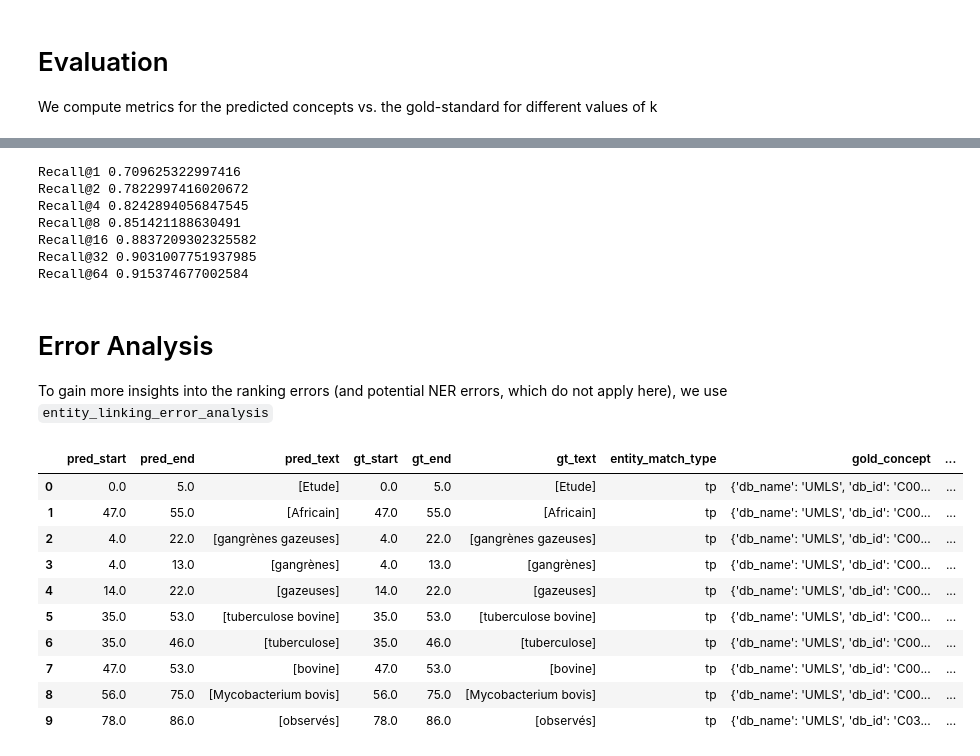
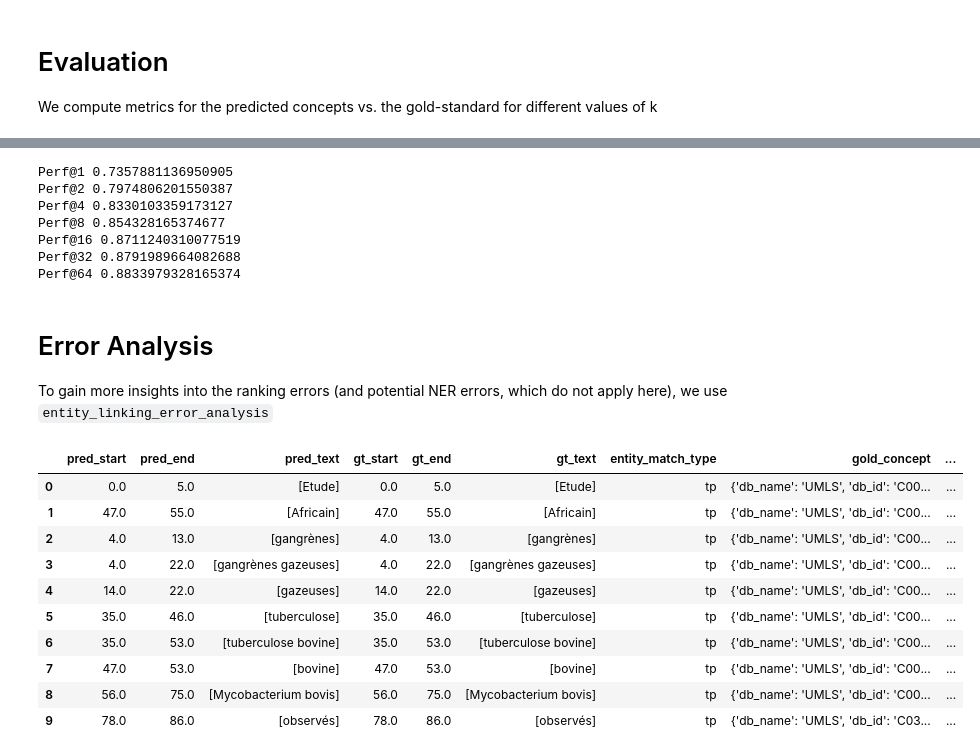
Before and after one commit to hpi-dhc/xmen, a Jupyter notebook: notebooks/00_Getting_Started.ipynb, the cells around one changed output, grey strips where cells are left out. Drawn from its saved outputs; the diff is of its cells as text; code cells hidden in the pictures.

```diff
--- a/notebooks/00_Getting_Started.ipynb
+++ b/notebooks/00_Getting_Started.ipynb
@@ -41,6 +42,5 @@ We use the pre-computed FAISS index to retrieve the most similar concepts in the
 # %%
-# Generate candidates with cross-lingual SapBERT
-from xmen.linkers import *
-
-linker = SapBERTLinker(index_base_path=base_path / "index" / "sapbert", k=1000)
+# Generate candidates with Ensemble of TF-IDF + SapBERT
+from xmen.linkers import default_ensemble
+linker = default_ensemble(base_path / "index")
 # %% [output]
@@ -52,6 +52,6 @@ linker = SapBERTLinker(index_base_path=base_path / "index" / "sapbert", k=1000)
                              size 6910830
 # %%
-candidates = linker.predict_batch(dataset, batch_size=128)
+candidates = linker.predict_batch(dataset, top_k=64)
 # %%
 from xmen.evaluation import *
 
@@ -70,0 +73,4 @@ evaluate(dataset['test'], candidates['test'], top_k_predictions=1)
+# %%
+from xmen.data import SemanticGroupFilter
+
+candidates = SemanticGroupFilter(kb).transform_batch(candidates)
@@ -142,33 +171,32 @@ evaluate(dataset['test'], prediction, top_k_predictions=1)
   'n_docs_gold': 833,
   'n_annos_gold': 3097}}
 # %%
-for i in [1,2,4,8,16,32,64]:
-    print(f'Recall@{i}', evaluate(dataset['test'], prediction, top_k_predictions=i)['strict']['recall'])
+_ = evaluate_at_k(dataset['test'], prediction)
 # %% [output]
-Recall@1 0.709625322997416
-Recall@2 0.7822997416020672
-Recall@4 0.8242894056847545
-Recall@8 0.851421188630491
-Recall@16 0.8837209302325582
-Recall@32 0.9031007751937985
-Recall@64 0.915374677002584
+Perf@1 0.7357881136950905
+Perf@2 0.7974806201550387
+Perf@4 0.8330103359173127
+Perf@8 0.854328165374677
+Perf@16 0.8711240310077519
+Perf@32 0.8791989664082688
+Perf@64 0.8833979328165374
 # %% [markdown]
 # Error Analysis
 
 To gain more insights into the ranking errors (and potential NER errors, which do not apply here), we use `entity_linking_error_analysis`
 # %%
 # Before re-ranking
-error_analysis = entity_linking_error_analysis(dataset['test'], candidates_64['test'])
+error_analysis = entity_linking_error_analysis(dataset['test'], candidates['test'])
 error_analysis.head(10)
 # %% [output]
 |  | pred_start | pred_end | pred_text | gt_start | gt_end | gt_text | entity_match_type | gold_concept | ... |
 | 0 | 0.0 | 5.0 | [Etude] | 0.0 | 5.0 | [Etude] | tp | {'db_name': 'UMLS', 'db_id': 'C00... | ... |
 | 1 | 47.0 | 55.0 | [Africain] | 47.0 | 55.0 | [Africain] | tp | {'db_name': 'UMLS', 'db_id': 'C00... | ... |
-| 2 | 4.0 | 22.0 | [gangrènes gazeuses] | 4.0 | 22.0 | [gangrènes gazeuses] | tp | {'db_name': 'UMLS', 'db_id': 'C00... | ... |
-| 3 | 4.0 | 13.0 | [gangrènes] | 4.0 | 13.0 | [gangrènes] | tp | {'db_name': 'UMLS', 'db_id': 'C00... | ... |
+| 2 | 4.0 | 13.0 | [gangrènes] | 4.0 | 13.0 | [gangrènes] | tp | {'db_name': 'UMLS', 'db_id': 'C00... | ... |
+| 3 | 4.0 | 22.0 | [gangrènes gazeuses] | 4.0 | 22.0 | [gangrènes gazeuses] | tp | {'db_name': 'UMLS', 'db_id': 'C00... | ... |
 | 4 | 14.0 | 22.0 | [gazeuses] | 14.0 | 22.0 | [gazeuses] | tp | {'db_name': 'UMLS', 'db_id': 'C00... | ... |
-| 5 | 35.0 | 53.0 | [tuberculose bovine] | 35.0 | 53.0 | [tuberculose bovine] | tp | {'db_name': 'UMLS', 'db_id': 'C00... | ... |
-| 6 | 35.0 | 46.0 | [tuberculose] | 35.0 | 46.0 | [tuberculose] | tp | {'db_name': 'UMLS', 'db_id': 'C00... | ... |
+| 5 | 35.0 | 46.0 | [tuberculose] | 35.0 | 46.0 | [tuberculose] | tp | {'db_name': 'UMLS', 'db_id': 'C00... | ... |
+| 6 | 35.0 | 53.0 | [tuberculose bovine] | 35.0 | 53.0 | [tuberculose bovine] | tp | {'db_name': 'UMLS', 'db_id': 'C00... | ... |
 | 7 | 47.0 | 53.0 | [bovine] | 47.0 | 53.0 | [bovine] | tp | {'db_name': 'UMLS', 'db_id': 'C00... | ... |
 | 8 | 56.0 | 75.0 | [Mycobacterium bovis] | 56.0 | 75.0 | [Mycobacterium bovis] | tp | {'db_name': 'UMLS', 'db_id': 'C00... | ... |
 | 9 | 78.0 | 86.0 | [observés] | 78.0 | 86.0 | [observés] | tp | {'db_name': 'UMLS', 'db_id': 'C03... | ... |
```
Also changed, not shown: parts of 16 cells of this notebook, 6 other files.
